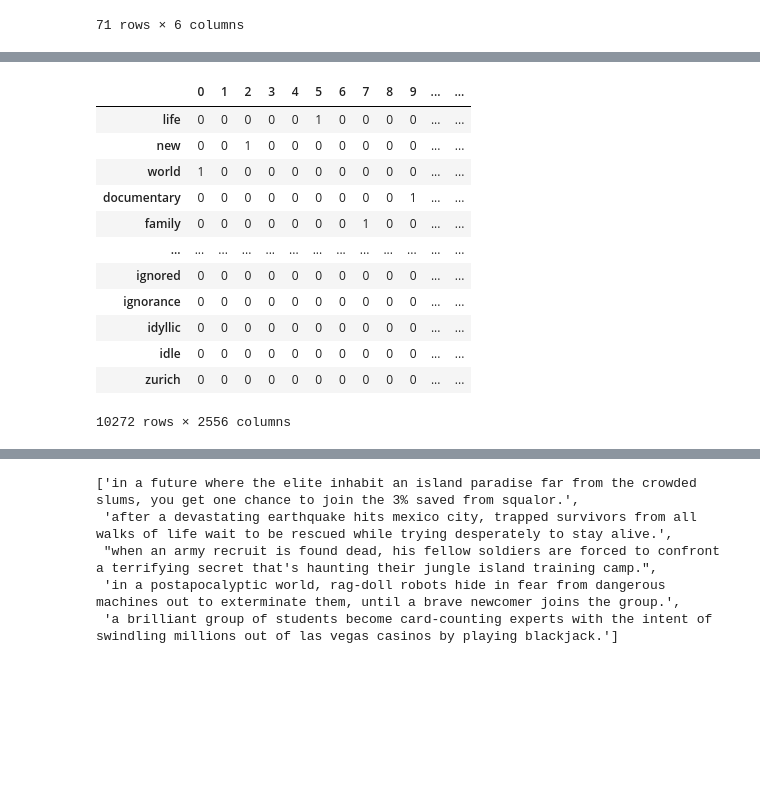
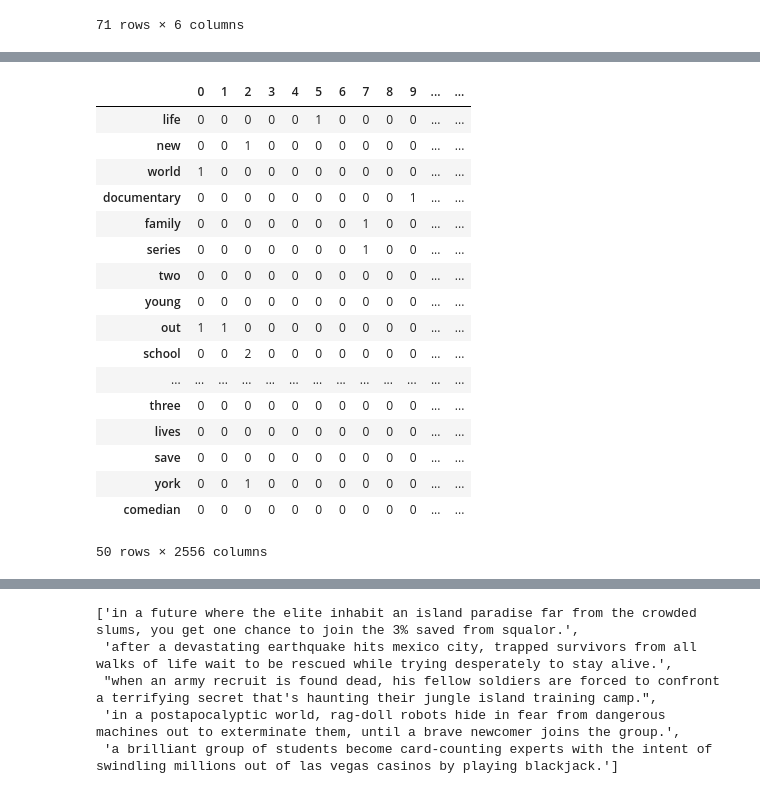
Before and after one commit to albert-ntiri/netflix, a Jupyter notebook: Netflix_EDA.ipynb, the cells around one changed output, grey strips where cells are left out. Cells and saved outputs as stored; diff of their text form; code cells hidden in the pictures; blank space fills up the shorter version.

Commit message:
Extracted meaningful info from CountVectorizer and TfidfVectorizer

```diff
--- a/Netflix_EDA.ipynb
+++ b/Netflix_EDA.ipynb
@@ -1248,24 +1274,42 @@ count_df_remix.sort_values(by='total', ascending=False)
 # %%
-def create_word_distribution(text_list, method, stop_words):
+def create_word_distribution(text_series, method, stop_words=None):
     vectorizer = method(stop_words=stop_words)
-    text_terms = vectorizer.fit_transform(text_list)
+    text_terms = vectorizer.fit_transform(text_series)
     text_df = pd.DataFrame(text_terms.toarray().T, index=vectorizer.get_feature_names())
-    text_df['total'] = text_df.sum(axis=1)
-    text_df.sort_values(by='total', ascending=False, inplace=True)
+
+    if method == CountVectorizer:
+        text_df['total'] = text_df.sum(axis=1)
+        text_df.sort_values(by='total', ascending=False, inplace=True)
+    elif method == TfidfVectorizer:
+        old_cols = list(text_df.columns)
+        new_cols = list(text_series.index)
+        columns_map = dict(zip(old_cols, new_cols))
+        text_df.rename(columns=columns_map, inplace=True)
+
     return text_df
+# %%
+my_stop_words = ['the', 'and', 'to', 'of', 'in', 'an', 'for', 'when', 'as', 'is', 'on', 'by', 'up', 'that', 'who', 'at',
+                'into', 'but', 'it', 'from', 'his', 'her', 'this', 'their', 'he', 'she', 'they', 'him', 'with', 'after',
+                'about', 'are', 'be', 'them']
 # %%
-create_word_distribution(list(netflix.loc[netflix.country == 'United States', 'description']), CountVectorizer, s_words)
+create_word_distribution(netflix.loc[netflix.country == 'United States', 'description'],
+                         CountVectorizer, my_stop_words).head(50)
 # %% [output]
 |  | 0 | 1 | 2 | 3 | 4 | 5 | 6 | 7 | 8 | 9 | ... | ... |
 | life | 0 | 0 | 0 | 0 | 0 | 1 | 0 | 0 | 0 | 0 | ... | ... |
 | new | 0 | 0 | 1 | 0 | 0 | 0 | 0 | 0 | 0 | 0 | ... | ... |
 | world | 1 | 0 | 0 | 0 | 0 | 0 | 0 | 0 | 0 | 0 | ... | ... |
 | documentary | 0 | 0 | 0 | 0 | 0 | 0 | 0 | 0 | 0 | 1 | ... | ... |
 | family | 0 | 0 | 0 | 0 | 0 | 0 | 0 | 1 | 0 | 0 | ... | ... |
+| series | 0 | 0 | 0 | 0 | 0 | 0 | 0 | 1 | 0 | 0 | ... | ... |
+| two | 0 | 0 | 0 | 0 | 0 | 0 | 0 | 0 | 0 | 0 | ... | ... |
+| young | 0 | 0 | 0 | 0 | 0 | 0 | 0 | 0 | 0 | 0 | ... | ... |
+| out | 1 | 1 | 0 | 0 | 0 | 0 | 0 | 0 | 0 | 0 | ... | ... |
+| school | 0 | 0 | 2 | 0 | 0 | 0 | 0 | 0 | 0 | 0 | ... | ... |
 | ... | ... | ... | ... | ... | ... | ... | ... | ... | ... | ... | ... | ... |
-| ignored | 0 | 0 | 0 | 0 | 0 | 0 | 0 | 0 | 0 | 0 | ... | ... |
-| ignorance | 0 | 0 | 0 | 0 | 0 | 0 | 0 | 0 | 0 | 0 | ... | ... |
-| idyllic | 0 | 0 | 0 | 0 | 0 | 0 | 0 | 0 | 0 | 0 | ... | ... |
-| idle | 0 | 0 | 0 | 0 | 0 | 0 | 0 | 0 | 0 | 0 | ... | ... |
-| zurich | 0 | 0 | 0 | 0 | 0 | 0 | 0 | 0 | 0 | 0 | ... | ... |
+| three | 0 | 0 | 0 | 0 | 0 | 0 | 0 | 0 | 0 | 0 | ... | ... |
+| lives | 0 | 0 | 0 | 0 | 0 | 0 | 0 | 0 | 0 | 0 | ... | ... |
+| save | 0 | 0 | 0 | 0 | 0 | 0 | 0 | 0 | 0 | 0 | ... | ... |
+| york | 0 | 0 | 1 | 0 | 0 | 0 | 0 | 0 | 0 | 0 | ... | ... |
+| comedian | 0 | 0 | 0 | 0 | 0 | 0 | 0 | 0 | 0 | 0 | ... | ... |
-10272 rows × 2556 columns
+50 rows × 2556 columns
```
Also changed, not shown: parts of 12 cells of this notebook.
